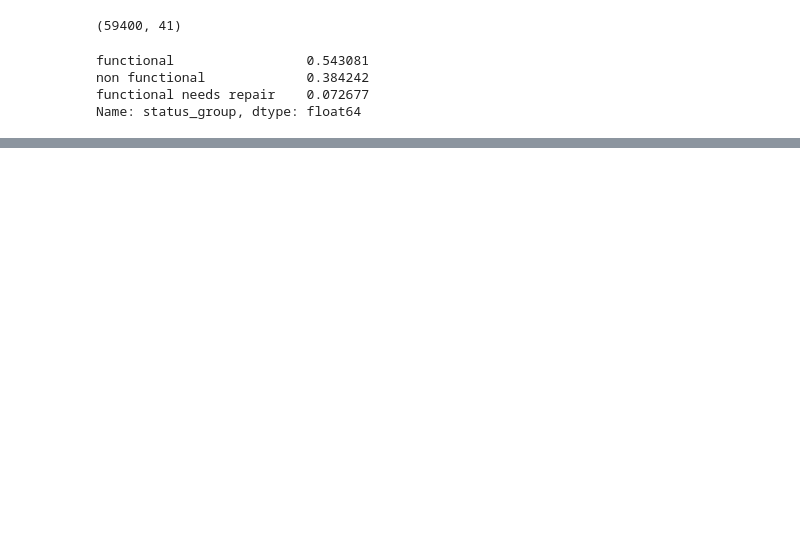
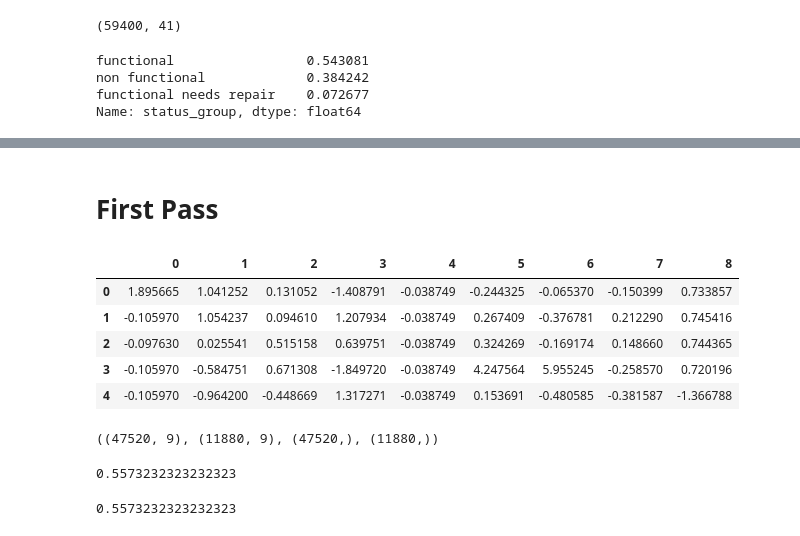
Before and after one commit to chadeowen/DS-Project-2---Predictive-Modeling, a Jupyter notebook: trial one.ipynb, the cells around one changed output, grey strips where cells are left out. Saved outputs shown, nothing was run; the diff lists cells and outputs as text; code cells hidden in the pictures; blank space fills up the shorter version.

```diff
--- a/trial one.ipynb
+++ b/trial one.ipynb
@@ -130,0 +124,35 @@ accuracy_score(y_test, y_pred)
+# %% [markdown]
+# First Pass
+# %%
+# first pass will be standard logistic regression with numerical X variables only
+# scaled X variables
+
+X = X.select_dtypes('number')
+X = X.drop(columns='id')
+X = scale(X)
+X = pd.DataFrame(X)
+X.head()
+# %% [output]
+|  | 0 | 1 | 2 | 3 | 4 | 5 | 6 | 7 | 8 |
+| 0 | 1.895665 | 1.041252 | 0.131052 | -1.408791 | -0.038749 | -0.244325 | -0.065370 | -0.150399 | 0.733857 |
+| 1 | -0.105970 | 1.054237 | 0.094610 | 1.207934 | -0.038749 | 0.267409 | -0.376781 | 0.212290 | 0.745416 |
+| 2 | -0.097630 | 0.025541 | 0.515158 | 0.639751 | -0.038749 | 0.324269 | -0.169174 | 0.148660 | 0.744365 |
+| 3 | -0.105970 | -0.584751 | 0.671308 | -1.849720 | -0.038749 | 4.247564 | 5.955245 | -0.258570 | 0.720196 |
+| 4 | -0.105970 | -0.964200 | -0.448669 | 1.317271 | -0.038749 | 0.153691 | -0.480585 | -0.381587 | -1.366788 |
+# %%
+X_train, X_test, y_train, y_test = train_test_split(
+        X, y, train_size=0.8, test_size=0.2, random_state=42, shuffle=True)
+
+X_train.shape, X_test.shape, y_train.shape, y_test.shape
+# %% [output]
+((47520, 9), (11880, 9), (47520,), (11880,))
+# %%
+log_reg = LogisticRegression().fit(X_train, y_train)
+y_pred = log_reg.predict(X_train)
+accuracy_score(y_train, y_pred)
+# %% [output]
+0.5573232323232323
+# %%
+log_reg.score(X_train, y_train)
+# %% [output]
+0.5573232323232323
```
Also changed, not shown: parts of 12 cells of this notebook.
